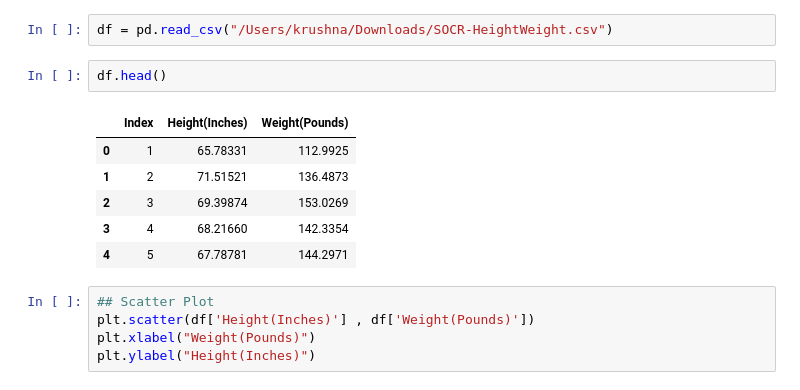
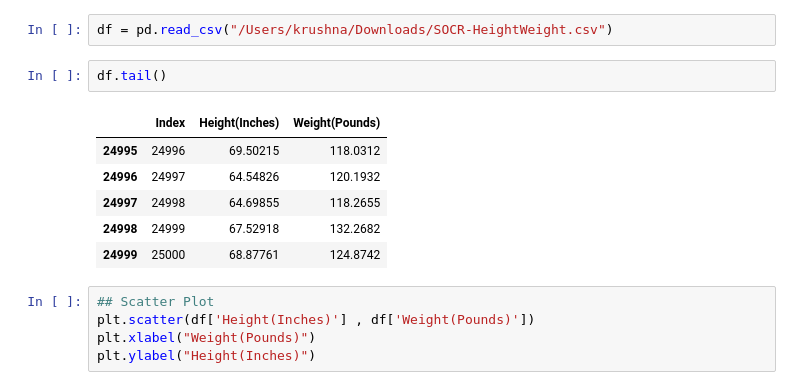
Before and after one commit to kru2710shna/End_End_ML_Project-34, a Jupyter notebook: Untitled.ipynb, the cells around one changed output. Drawn from its saved outputs; the diff is of its cells as text.

```diff
--- a/Untitled.ipynb
+++ b/Untitled.ipynb
@@ -5,14 +5,14 @@ import numpy as mp
 # %%
 df = pd.read_csv("/Users/krushna/Downloads/SOCR-HeightWeight.csv")
 # %%
-df.head()
+df.tail()
 # %% [output]
 |  | Index | Height(Inches) | Weight(Pounds) |
-| 0 | 1 | 65.78331 | 112.9925 |
-| 1 | 2 | 71.51521 | 136.4873 |
-| 2 | 3 | 69.39874 | 153.0269 |
-| 3 | 4 | 68.21660 | 142.3354 |
-| 4 | 5 | 67.78781 | 144.2971 |
+| 24995 | 24996 | 69.50215 | 118.0312 |
+| 24996 | 24997 | 64.54826 | 120.1932 |
+| 24997 | 24998 | 64.69855 | 118.2655 |
+| 24998 | 24999 | 67.52918 | 132.2682 |
+| 24999 | 25000 | 68.87761 | 124.8742 |
 # %%
 ## Scatter Plot
 plt.scatter(df['Height(Inches)'] , df['Weight(Pounds)'])
```
Also changed, not shown: parts of 2 cells of this notebook.
